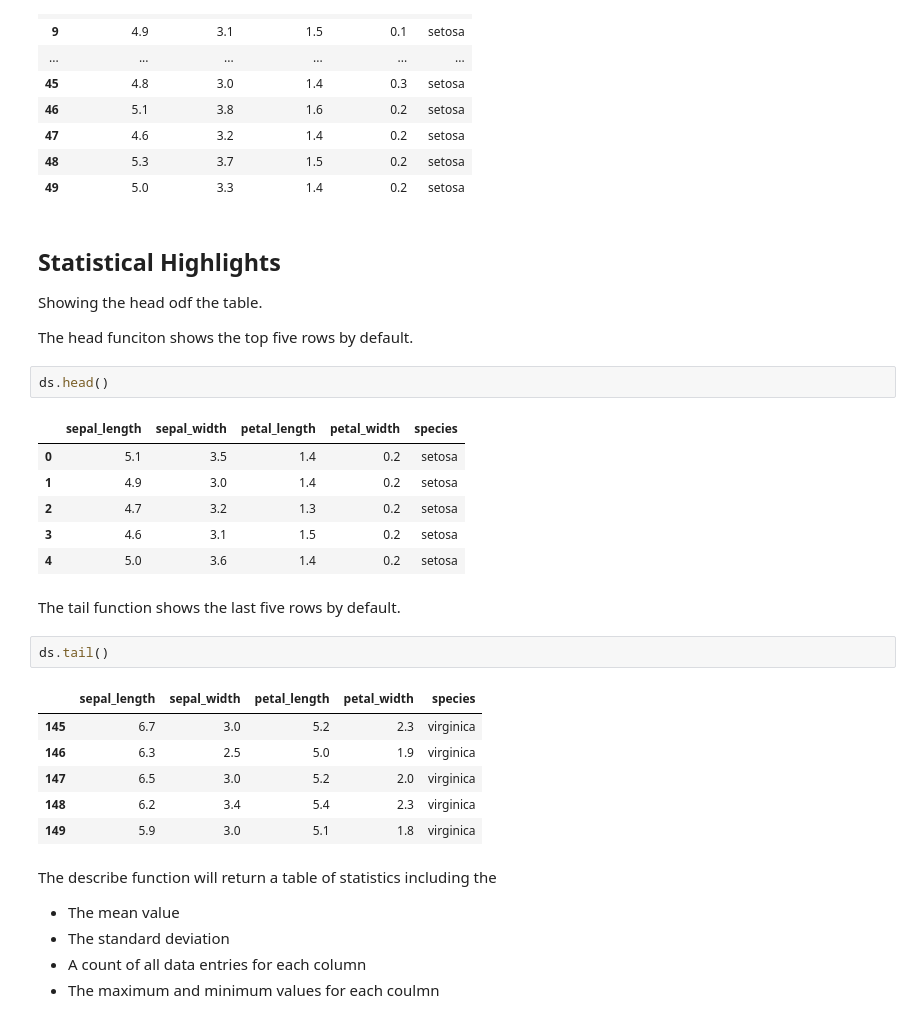
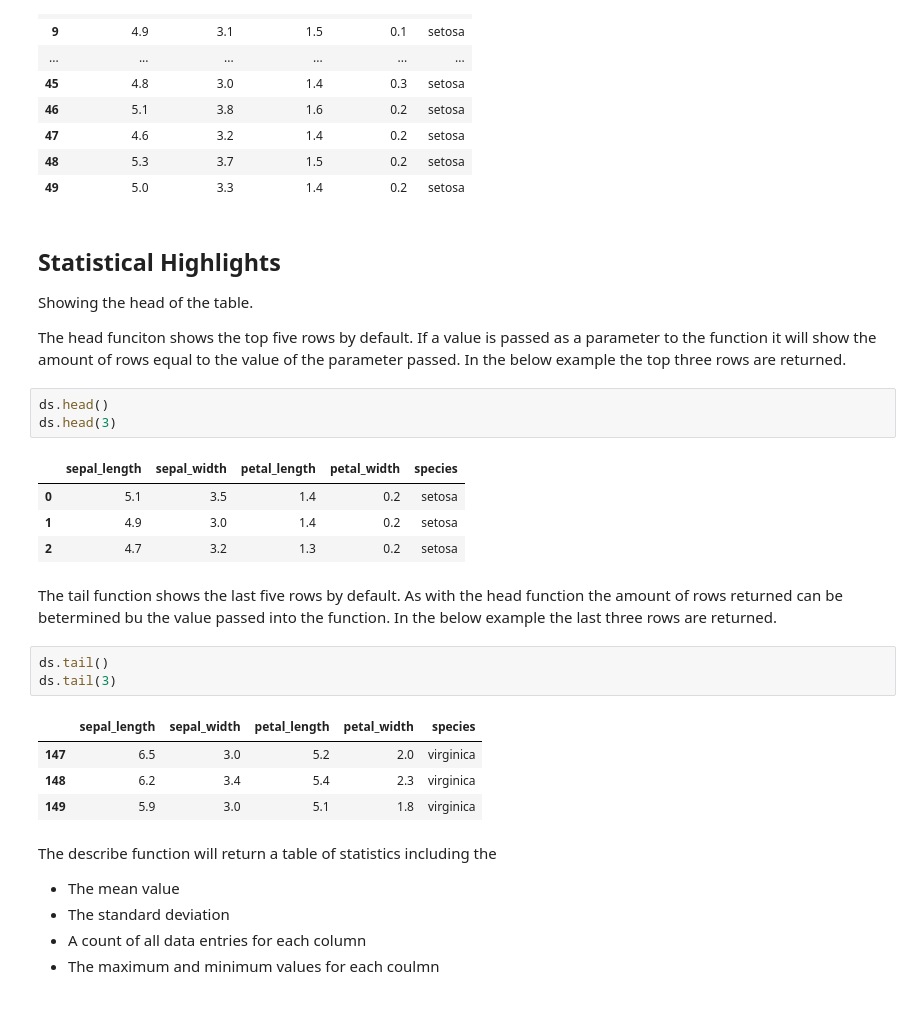
Before and after one commit to kevgleeson78/Emerge-tech-assign, a Jupyter notebook: IrisDataSet.ipynb, the cells around one changed output. Drawn from its saved outputs; the diff is of its cells as text.

```diff
--- a/IrisDataSet.ipynb
+++ b/IrisDataSet.ipynb
@@ -184,26 +184,25 @@ ds.loc[ds.loc[:, 'species'] == 'setosa']
 # %% [markdown]
 ## Statistical Highlights
 
-Showing the head odf the table.
+Showing the head of the table.
 
-The head funciton shows the top five rows by default.
+The head funciton shows the top five rows by default. If a value is passed as a parameter to the function it will show the amount of rows equal to the value of the parameter passed.
+In the below example the top three rows are returned.
 # %%
 ds.head()
+ds.head(3)
 # %% [output]
 |  | sepal_length | sepal_width | petal_length | petal_width | species |
 | 0 | 5.1 | 3.5 | 1.4 | 0.2 | setosa |
 | 1 | 4.9 | 3.0 | 1.4 | 0.2 | setosa |
 | 2 | 4.7 | 3.2 | 1.3 | 0.2 | setosa |
-| 3 | 4.6 | 3.1 | 1.5 | 0.2 | setosa |
-| 4 | 5.0 | 3.6 | 1.4 | 0.2 | setosa |
-# %% [markdown]
-The tail function shows the last five rows by default.
+# %% [markdown]
+The tail function shows the last five rows by default. As with the head function the amount of rows returned can be betermined bu the value passed into the function. In the below example the last three rows are returned.
 # %%
 ds.tail()
+ds.tail(3)
 # %% [output]
 |  | sepal_length | sepal_width | petal_length | petal_width | species |
-| 145 | 6.7 | 3.0 | 5.2 | 2.3 | virginica |
-| 146 | 6.3 | 2.5 | 5.0 | 1.9 | virginica |
 | 147 | 6.5 | 3.0 | 5.2 | 2.0 | virginica |
 | 148 | 6.2 | 3.4 | 5.4 | 2.3 | virginica |
 | 149 | 5.9 | 3.0 | 5.1 | 1.8 | virginica |
```
Also changed, not shown: parts of 6 cells of this notebook, 2 other files.
